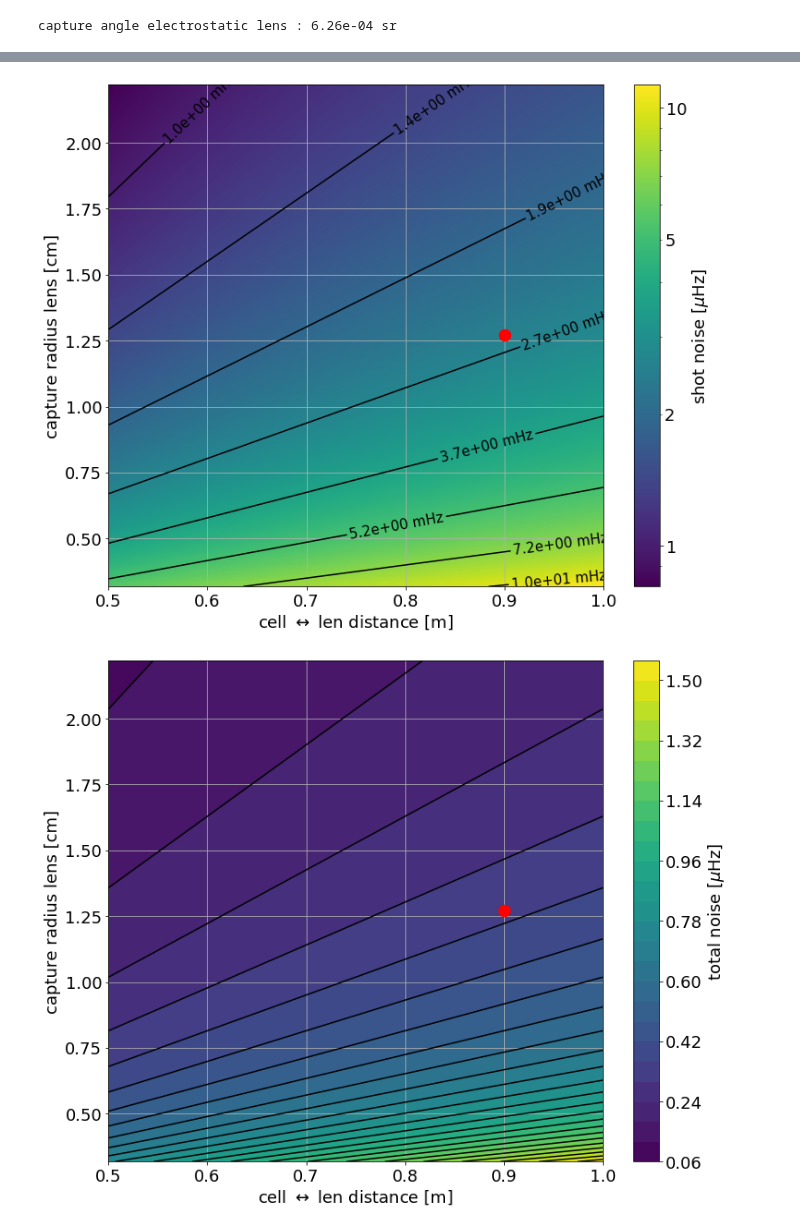
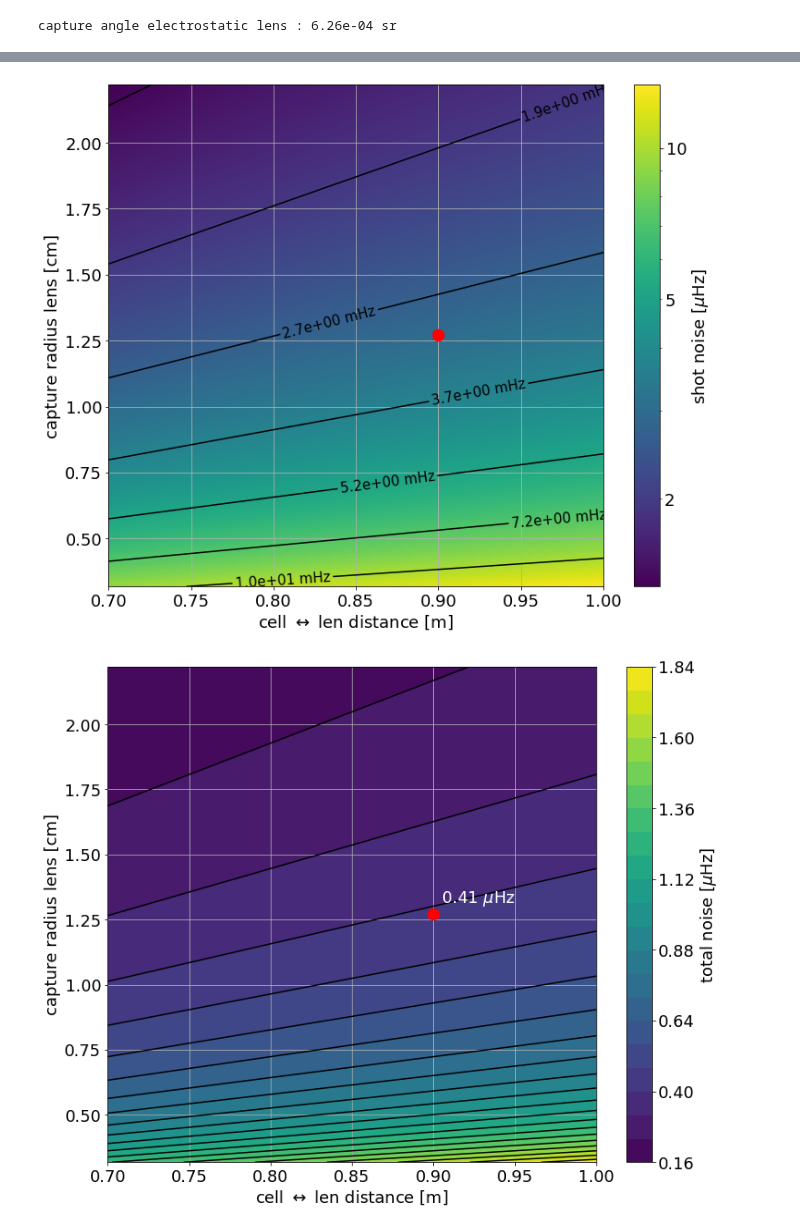
Before and after one commit to ograsdijk/CeNTREX-notebooks, a Jupyter notebook: TlF papers/Sensitivity.ipynb, the cells around one changed output, grey strips where cells are left out. Drawn from its saved outputs; the diff is of its cells as text; code cells hidden in the pictures.

```diff
--- a/TlF papers/Sensitivity.ipynb
+++ b/TlF papers/Sensitivity.ipynb
@@ -127,7 +128,7 @@ total noise : 0.18 mHz
 Here I'm assuming all SOF molecules are detected, using the naive counting approach to determine the shot noise & total noise.
 # %%
 dF0 = 180/3
-Cres = 2.81e9
+Cres = 2e9
 DC = Cres
 pulse_rate = 50
 Td = 1/pulse_rate
@@ -193,6 +194,6 @@ print(f'capture angle electrostatic lens : {sr:.2e} sr')
 # %% [output]
 capture angle electrostatic lens : 6.26e-04 sr
 # %%
-efficiency_rotational_transfer = 0.7
+efficiency_rotational_transfer = 0.5
 print(f'molecules focused : {sr*cooling_population*efficiency_rotational_transfer:.2e} molecules/pulse')
 # %% [output]
@@ -279,6 +280,6 @@ set_fontsize(ax, 15)
 # %%
 radii_lens = np.linspace(0.0254/8,1.75*0.0254/2, 501)
-dist = np.linspace(0.5,1,501)
+dist = np.linspace(0.7,1,501)
 
 X,Y = np.meshgrid(dist, radii_lens)
 molecules_pulse = rot_transfer_pop(X,Y)
@@ -359,5 +360,7 @@ ax.grid(True)
 # %%
 fig, ax = plt.subplots(figsize = (12,10))
+
+Z = 1e3*shot_noise_func(dF0, molecules_pulse, molecules_pulse, Td)
 
 pcm = ax.pcolormesh(X,Y*1e2, Z, norm = LogNorm(vmin=Z.min(), vmax=Z.max()))
 cbar = fig.colorbar(pcm, format = MF())
@@ -379,26 +382,28 @@ set_fontsize(cbar.ax, 18)
 
 ax.grid(True)
 # %% [output]
-[figure, old version]
+[figure, new version]
 # %%
 fig, ax = plt.subplots(figsize = (12,10))
 
 Z = 1e6*total_noise_func(dF0, molecules_pulse, molecules_pulse, Td, measurements)
 pcm = ax.contourf(X,Y*1e2, Z, levels = 25)
 cbar = fig.colorbar(pcm)
 
 ax.contour(X,Y*1e2, Z, levels = 25, colors = 'k')
 
 ax.plot(0.9, 0.0254/2*1e2, 'r.', ms = 25)
 
 ax.set_xlabel(r'cell $\leftrightarrow$ len distance [m]')
 ax.set_ylabel('capture radius lens [cm]')
 cbar.ax.set_ylabel(r'total noise [$\mu$Hz]')
 set_fontsize(ax, 18)
 set_fontsize(cbar.ax, 18)
 
+ax.text(0.9+0.005, 0.0254/2*1e2+0.025, f"{shot_noise/(np.sqrt(measurements))*1e6:.2f} $\mu$Hz", fontsize=18,
+        verticalalignment='bottom', horizontalalignment='left', color = 'w')
 ax.grid(True)
 # %% [output]
-[figure, old version]
+[figure, new version]
 # %%
 fig, ax = plt.subplots(figsize = (12,10))
```
Also changed, not shown: parts of 12 cells of this notebook, 1 other file.
